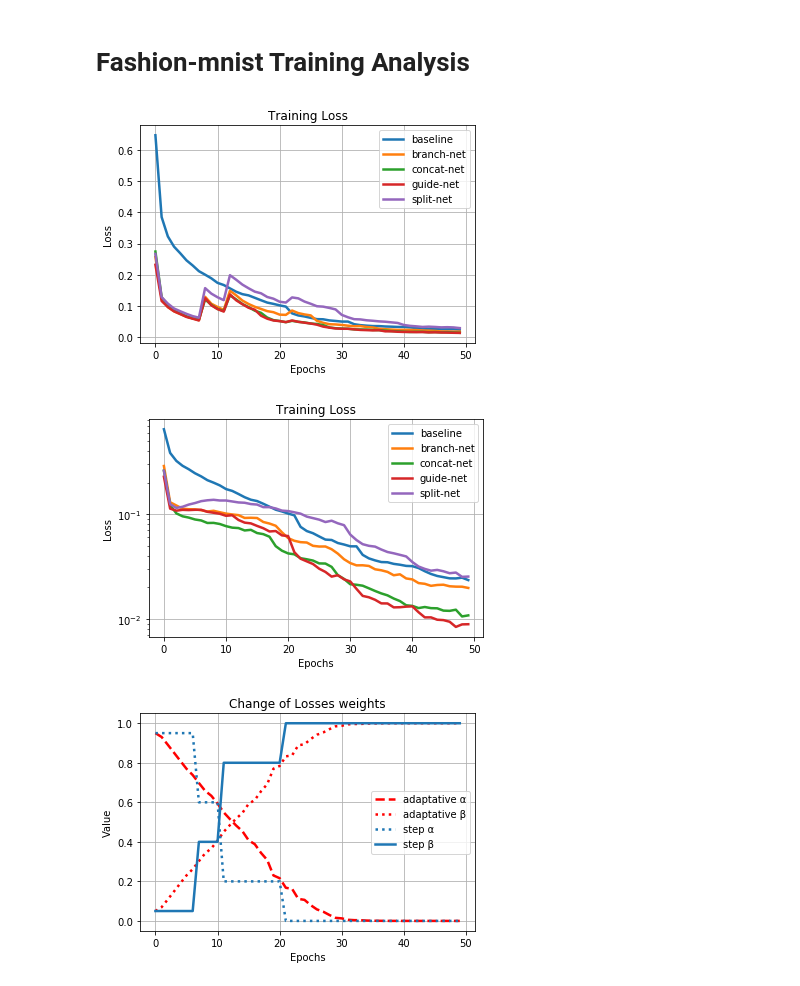
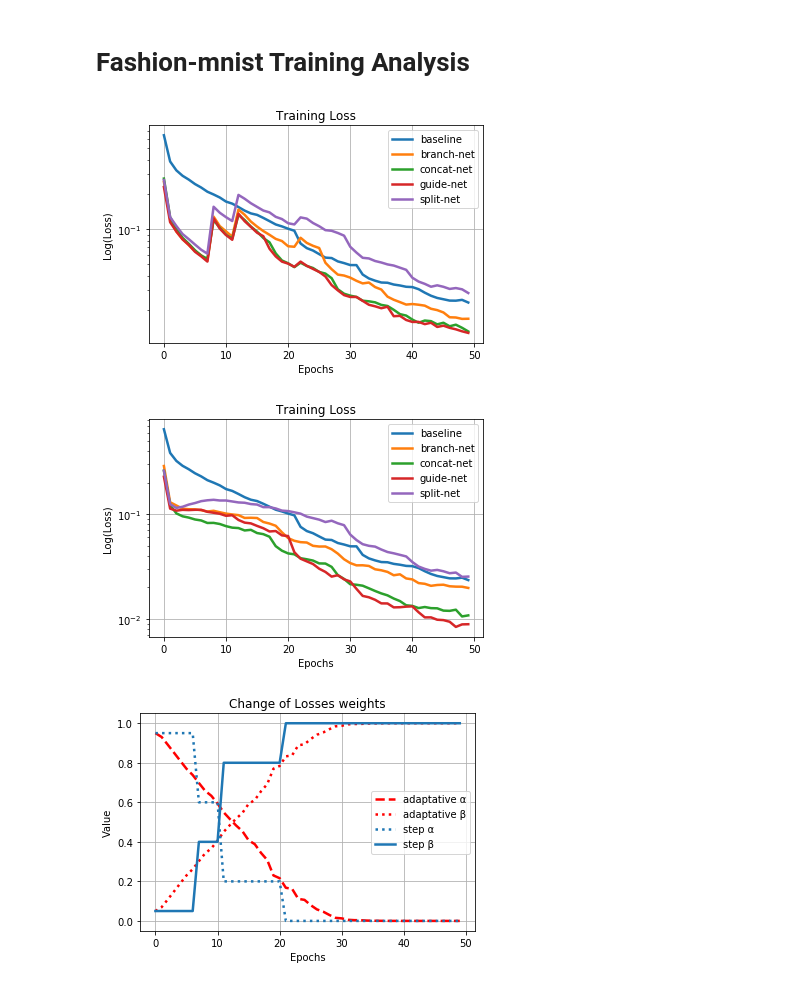
Before and after one commit to inoueMashuu/coarse-to-fine-convnets, a Jupyter notebook: fashion-mnist-training-analysis.ipynb, the cells around one changed output. Saved outputs shown, nothing was run; the diff lists cells and outputs as text; code cells hidden in the pictures.

```diff
--- a/fashion-mnist-training-analysis.ipynb
+++ b/fashion-mnist-training-analysis.ipynb
@@ -36,16 +36,16 @@ df_loss = pd.DataFrame(data = {'baseline': baseline['loss'],
                               'concat-net': concat['loss'],
                               'guide-net': guide['loss']})
 # %%
-plt.plot(df_loss, linewidth=2.5)
+plt.semilogy(df_loss, linewidth=2.5)
 plt.grid()
 plt.legend(df_loss.columns)
 plt.xlabel('Epochs')
-plt.ylabel('Loss')
+plt.ylabel('Log(Loss)')
 plt.title('Training Loss')
 plt.savefig('_analysis-files/fashion-mnist/training-loss.pdf')
 plt.show()
 # %% [output]
-[figure, old version]
+[figure, new version]
 # %%
 df_adap_loss = pd.DataFrame(data = {'baseline': baseline['loss'],
                               'branch-net': adap_branch['loss'],
@@ -57,12 +57,12 @@ plt.semilogy(df_adap_loss, linewidth=2.5)
 plt.grid()
 plt.legend(df_adap_loss.columns)
 plt.xlabel('Epochs')
-plt.ylabel('Loss')
+plt.ylabel('Log(Loss)')
 plt.title('Training Loss')
-# plt.savefig('adaptative-training-loss.pdf')
+plt.savefig('_analysis-files/fashion-mnist/adaptative-training-loss.pdf')
 plt.show()
 # %% [output]
-[figure, old version]
+[figure, new version]
 # %%
 plt.plot(adap_concat['alpha'], 'r--', adap_concat['beta'], 'r:', linewidth=2.5)
 plt.plot(concat['alpha'], 'C0:', concat['beta'], 'C0', linewidth=2.5)
```
Also changed, not shown: parts of 8 cells of this notebook, 48 other files.
